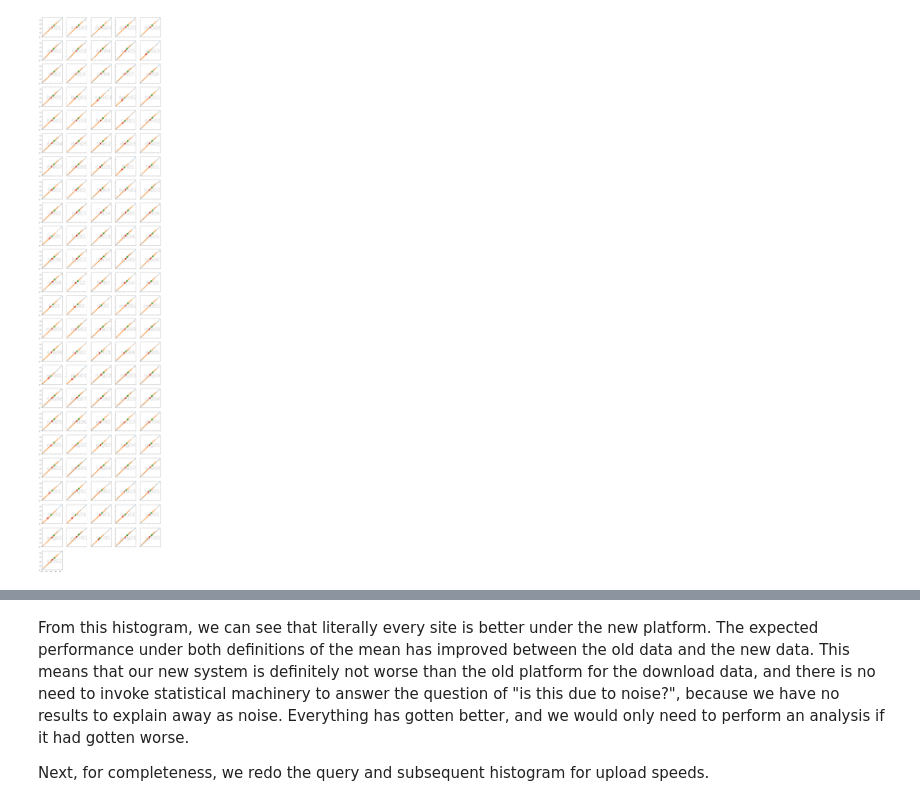
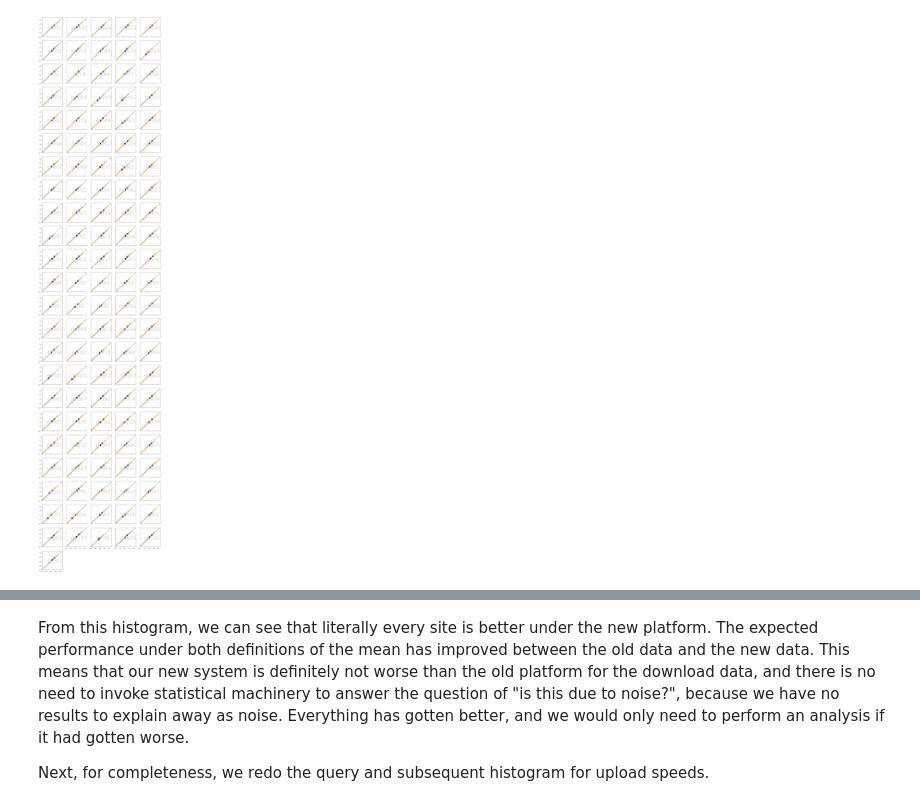
Before and after one commit to m-lab/website, a Jupyter notebook: notebooks/2019-10-14-pilot-assessment.ipynb, the cells around one changed output, grey strips where cells are left out. Cells and saved outputs as stored; diff of their text form; code cells hidden in the pictures.

```diff
--- a/notebooks/2019-10-14-pilot-assessment.ipynb
+++ b/notebooks/2019-10-14-pilot-assessment.ipynb
@@ -156,24 +200,32 @@ for site in [x for x in decile]:
 # %%
 %matplotlib inline
-import math
-import matplotlib.pyplot as plt
-columns = 5
-rows = math.ceil(len(decile) / float(columns))
-plt.rcParams['figure.figsize'] = [20,4*rows]
-for i, site in enumerate(sorted(decile)):
-    current = plt.subplot(rows, columns, i+1)
-    top = 3000
-    plt.loglog(range(int(top+2)), range(int(top+2)), label="preferred")
-    plt.text(top**.5, top**.5/10, site, ha='center', fontsize=48, color='lightgray')
-    plt.loglog(decile[site]['vserver'], decile[site]['docker'], label=site, linewidth=1, marker=".", markersize=10)
-    plt.loglog([average[site]['vserver']], [average[site]['docker']], marker=".", markersize=30)
-    plt.loglog([log_average[site]['vserver']], [log_average[site]['docker']], marker=".", markersize=30)
-    plt.xlim(left=.1, right=3000)
-    plt.ylim(bottom=.1, top=3000)
-    plt.setp(current.get_xticklabels(), visible=((i//columns)==(rows-1)))
-    plt.setp(current.get_yticklabels(), visible=((i%columns) == 0))
 
-plt.show()
+def plot_small_multiples(decile, average, log_average):
+    import math
+    import matplotlib.pyplot as plt
+    columns = 5
+    rows = math.ceil(len(decile) / float(columns))
+    plt.rcParams['figure.figsize'] = [20,4*rows]
+    for i, site in enumerate(sorted(decile)):
+        current = plt.subplot(rows, columns, i+1)
+        top = 3000
+        plt.loglog(range(int(top+2)), range(int(top+2)))
+        plt.text(top**.5, top**.5/10, site, ha='center', fontsize=48,
+                 color='lightgray')
+        plt.loglog(decile[site]['web100'], decile[site]['tcpinfo'],
+                   label=site, linewidth=1, marker=".", markersize=10)
+        plt.loglog([average[site]['web100']], [average[site]['tcpinfo']],
+                   color='green', marker=".", markersize=30)
+        plt.loglog([log_average[site]['web100']], [log_average[site]['tcpinfo']],
+                   color='blue', marker=".", markersize=30)
+        plt.xlim(left=.1, right=3000)
+        plt.ylim(bottom=.1, top=3000)
+        plt.setp(current.get_xticklabels(), visible=(i+columns >= len(decile)))
+        plt.setp(current.get_yticklabels(), visible=((i%columns) == 0))
+
+    plt.show()
-# %% [output]
-[figure, removed]
+# %%
+plot_small_multiples(decile, average, log_average)
+# %% [output]
+[figure, added]
 # %% [markdown]
```
Also changed, not shown: parts of 14 cells of this notebook.
